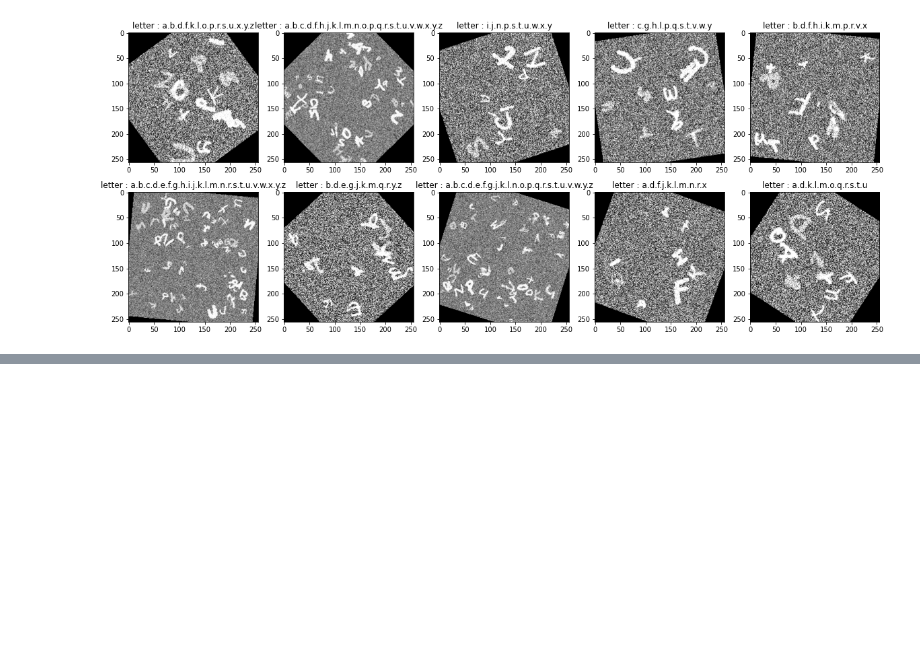
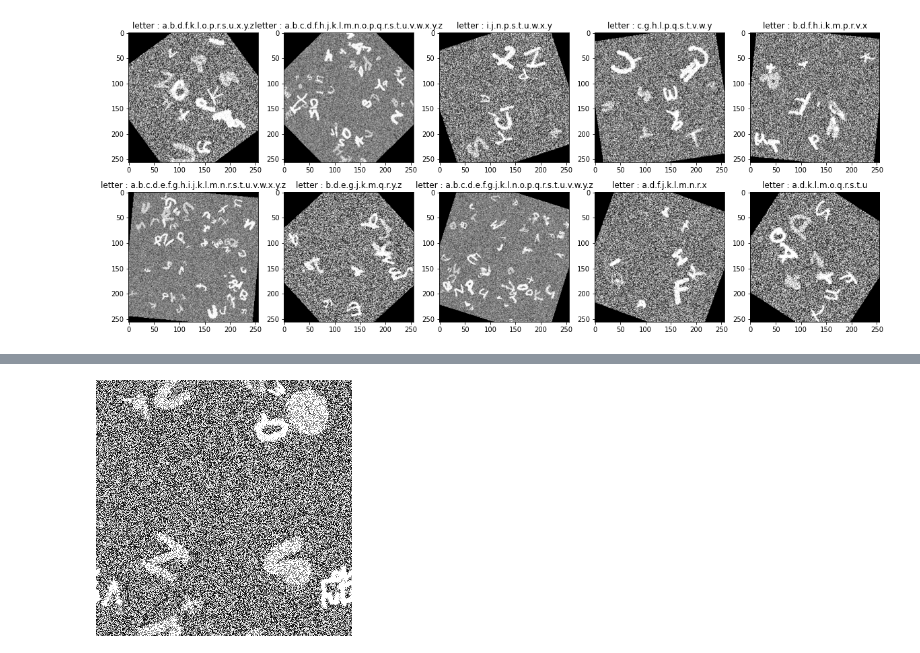
Before and after one commit to hongseong0314/dacon-computer-vision-2, a Jupyter notebook: augmentation.ipynb, the cells around one changed output, grey strips where cells are left out. Cells and saved outputs as stored; diff of their text form; code cells hidden in the pictures; blank space fills up the shorter version.

Commit message:
augmentation(reverse, cut out) update

```diff
--- a/augmentation.ipynb
+++ b/augmentation.ipynb
@@ -82,0 +87,10 @@ plt.show()
+# %%
+def diagonal_reverse(img):
+    transformed_img = img.copy()
+    center = img.shape[0] // 2
+    transformed_img[0:center, 0:center] = img[center:center + center, center:center + center]
+    transformed_img[0:center, center:center + center]  = img[center:center*2, 0:center]
+    transformed_img[center:center + center, 0:center] = img[0:center, center:center*2]
+    transformed_img[center:center + center, center:center + center] = img[0:center, 0:center]
+
+    return transformed_img
@@ -82,0 +101,4 @@ plt.show()
+# %%
+Image.fromarray(diagonal_reverse(np.array(image)))
+# %% [output]
+[figure, added]
```
Also changed, not shown: parts of 6 cells of this notebook, 2 other files.
